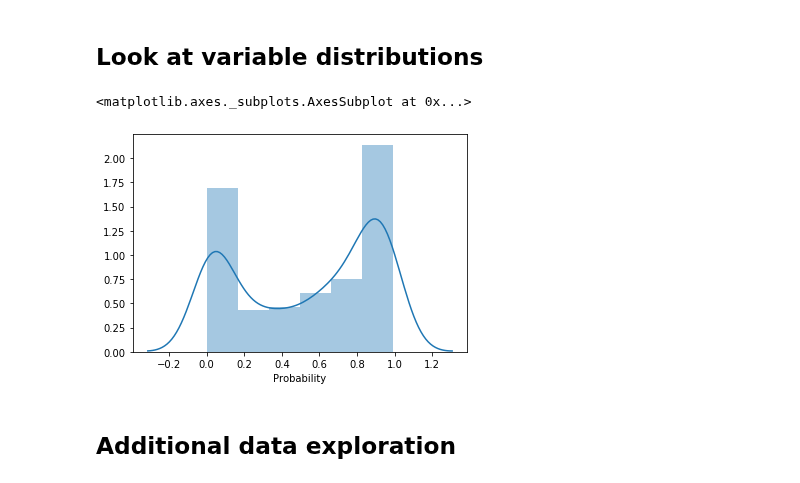
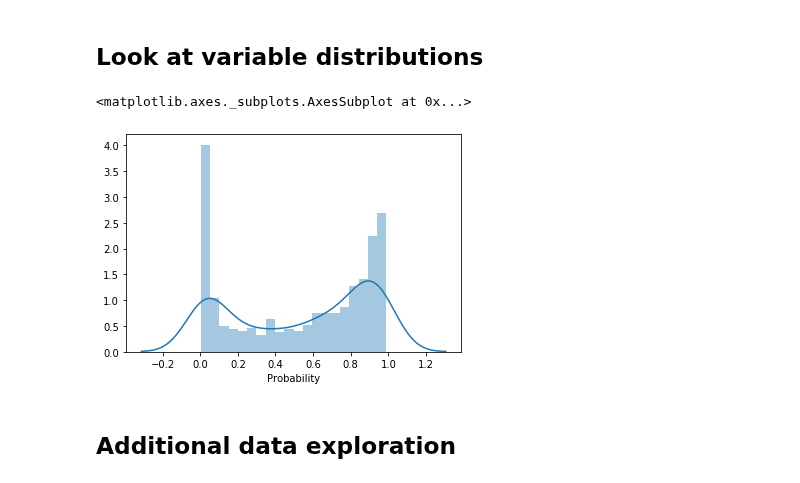
Before and after one commit to COGS108/group11_sp20, a Jupyter notebook: eda/eda_occ_bystate.ipynb, the cells around one changed output. Saved outputs shown, nothing was run; the diff lists cells and outputs as text; code cells hidden in the pictures.

```diff
--- a/eda/eda_occ_bystate.ipynb
+++ b/eda/eda_occ_bystate.ipynb
@@ -82,10 +82,10 @@ soc.head()
 ## Look at variable distributions
 # %%
 # Distribution of probability of automation
-sns.distplot(data.Probability)
+sns.distplot(data.Probability, bins=20)
 # %% [output]
 <matplotlib.axes._subplots.AxesSubplot at 0x...>
-[figure, old version]
+[figure, new version]
 # %% [markdown]
 ## Additional data exploration
 # %%
```
Also changed, not shown: parts of 2 cells of this notebook.
